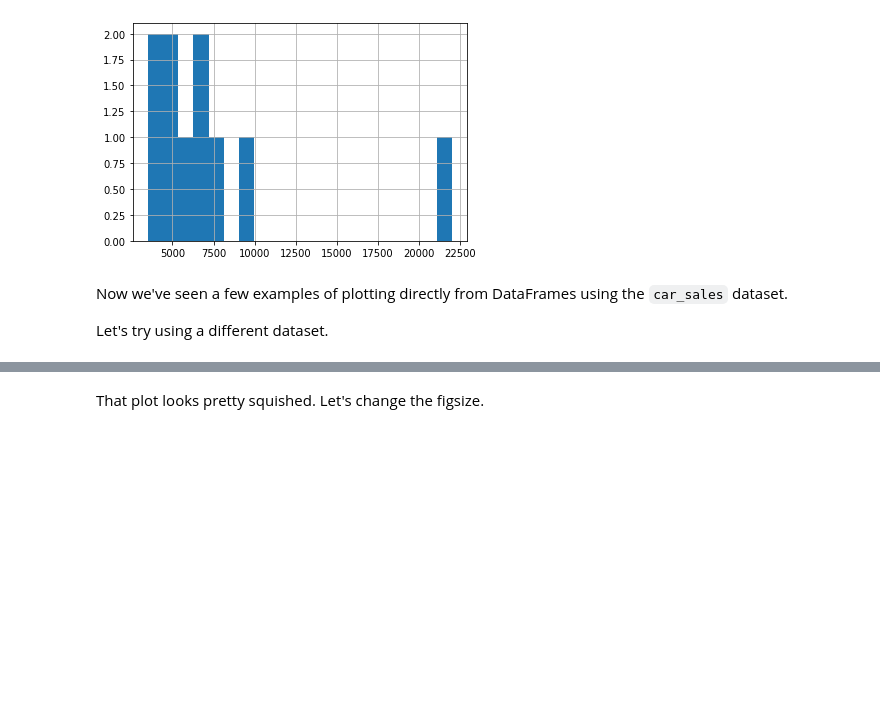
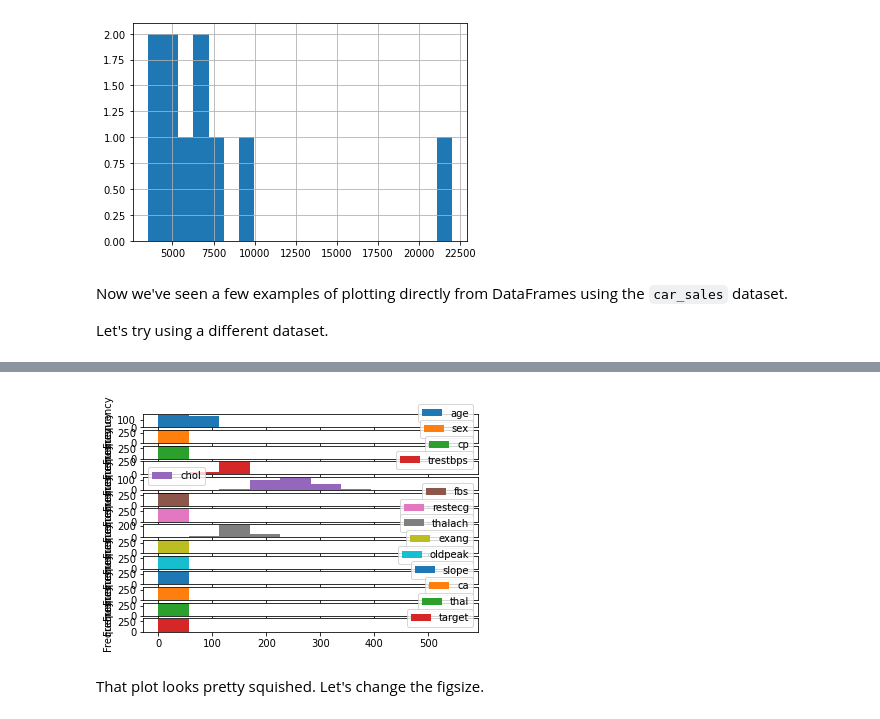
Before and after one commit to Nidhi-1223/Zero-to-Master-s-Machine-Learning-Course, a Jupyter notebook: Matplotlib Library/matplotlib-exercises.ipynb, the cells around one changed output, grey strips where cells are left out. Drawn from its saved outputs; the diff is of its cells as text; code cells hidden in the pictures; blank space fills up the shorter version.

```diff
--- a/Matplotlib Library/matplotlib-exercises.ipynb
+++ b/Matplotlib Library/matplotlib-exercises.ipynb
@@ -383,6 +402,10 @@ Let's try using a different dataset.
 # %%
 # Call plot.hist() on the heart_disease DataFrame and toggle the
 # "subplots" parameter to True
+heart_disease.plot.hist(subplots=True)
+plt.show()
+# %% [output]
+[figure, added]
 # %% [markdown]
 That plot looks pretty squished. Let's change the figsize.
 # %%
```
Also changed, not shown: parts of 15 cells of this notebook, 4 other files.
